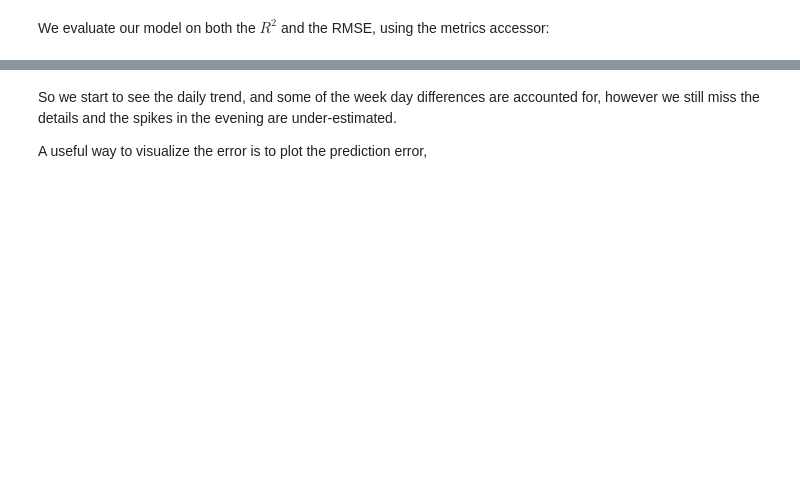
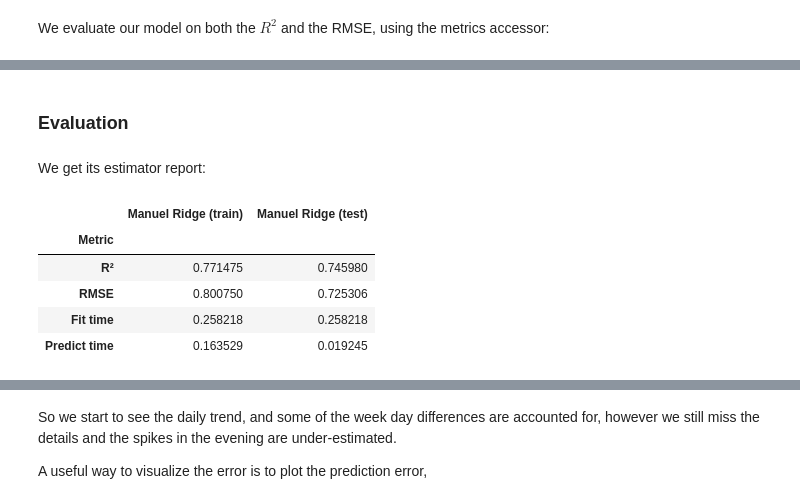
Before and after one commit to ramp-kits/bike_counters_skore, a Jupyter notebook: bike_counters_skore_starting_kit.ipynb, the cells around one changed output, grey strips where cells are left out. Cells and saved outputs as stored; diff of their text form; code cells hidden in the pictures; blank space fills up the shorter version.

```diff
--- a/bike_counters_skore_starting_kit.ipynb
+++ b/bike_counters_skore_starting_kit.ipynb
@@ -254,0 +461,4 @@ pipe_report.metrics.report_metrics(data_source="test")
+# %% [markdown]
+### Evaluation
+# %% [markdown]
+We get its estimator report:
@@ -255 +473,15 @@ pipe_report.metrics.report_metrics(data_source="test")
+# %%
+df_pipe = pd.concat([
+    pipe_report.metrics.report_metrics(data_source="train"),
+    pipe_report.metrics.report_metrics(data_source="test"),
+], axis=1)
+df_pipe.columns = ["Manuel Ridge (train)", "Manuel Ridge (test)"]
+df_pipe
+# %% [output]
+|  | Manuel Ridge (train) | Manuel Ridge (test) |
+| Metric |  |  |
+| R² | 0.771475 | 0.745980 |
+| RMSE | 0.800750 | 0.725306 |
+| Fit time | 0.258218 | 0.258218 |
+| Predict time | 0.163529 | 0.019245 |
 # %% [markdown]
```
Also changed, not shown: parts of 78 cells of this notebook.
